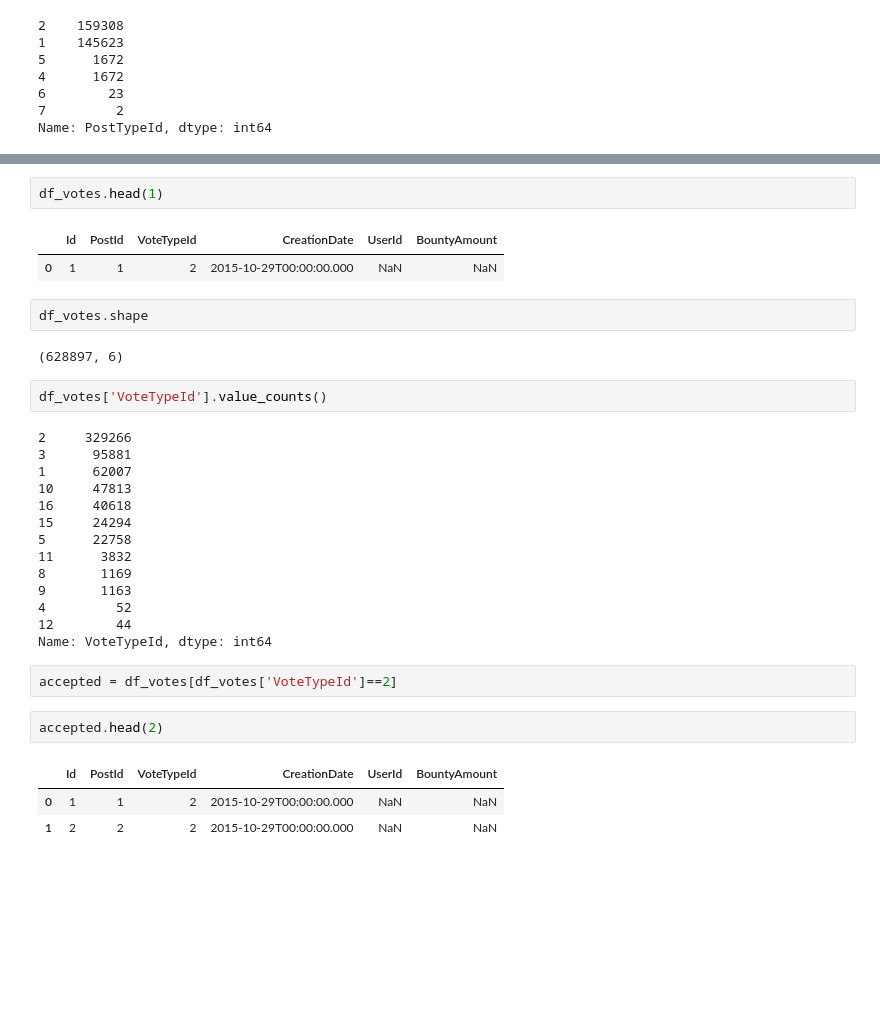
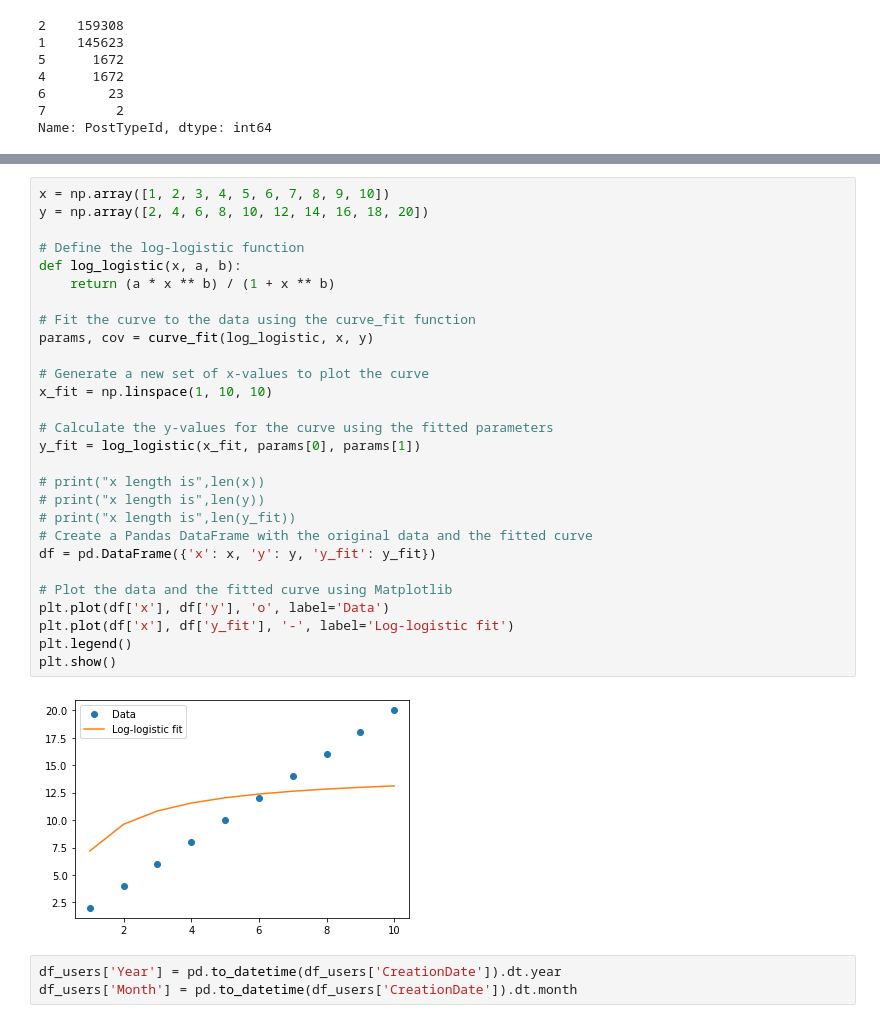
Before and after one commit to ngarg2lakehead/Reputation-System, a Jupyter notebook: Project.ipynb, the cells around one changed output, grey strips where cells are left out. Saved outputs shown, nothing was run; the diff lists cells and outputs as text; blank space fills up the shorter version.

Commit message:
Implemented Reputation analysis for 2015-2021 year

```diff
--- a/Project.ipynb
+++ b/Project.ipynb
@@ -62,33 +99,33 @@ df_votes = pd.read_xml("./updated_database/votes.xml")
-# %%
-df_votes.head(1)
-# %% [output]
-|  | Id | PostId | VoteTypeId | CreationDate | UserId | BountyAmount |
-| 0 | 1 | 1 | 2 | 2015-10-29T00:00:00.000 | NaN | NaN |
-# %%
-df_votes.shape
-# %% [output]
-(628897, 6)
-# %%
-df_votes['VoteTypeId'].value_counts()
-# %% [output]
-2     329266
-3      95881
-1      62007
-10     47813
-16     40618
-15     24294
-5      22758
-11      3832
-8       1169
-9       1163
-4         52
-12        44
-Name: VoteTypeId, dtype: int64
-# %%
-accepted = df_votes[df_votes['VoteTypeId']==2]
-# %%
-accepted.head(2)
-# %% [output]
-|  | Id | PostId | VoteTypeId | CreationDate | UserId | BountyAmount |
-| 0 | 1 | 1 | 2 | 2015-10-29T00:00:00.000 | NaN | NaN |
-| 1 | 2 | 2 | 2 | 2015-10-29T00:00:00.000 | NaN | NaN |
+# %%
+x = np.array([1, 2, 3, 4, 5, 6, 7, 8, 9, 10])
+y = np.array([2, 4, 6, 8, 10, 12, 14, 16, 18, 20])
+
+# Define the log-logistic function
+def log_logistic(x, a, b):
+    return (a * x ** b) / (1 + x ** b)
+
+# Fit the curve to the data using the curve_fit function
+params, cov = curve_fit(log_logistic, x, y)
+
+# Generate a new set of x-values to plot the curve
+x_fit = np.linspace(1, 10, 10)
+
+# Calculate the y-values for the curve using the fitted parameters
+y_fit = log_logistic(x_fit, params[0], params[1])
+
+# print("x length is",len(x))
+# print("x length is",len(y))
+# print("x length is",len(y_fit))
+# Create a Pandas DataFrame with the original data and the fitted curve
+df = pd.DataFrame({'x': x, 'y': y, 'y_fit': y_fit})
+
+# Plot the data and the fitted curve using Matplotlib
+plt.plot(df['x'], df['y'], 'o', label='Data')
+plt.plot(df['x'], df['y_fit'], '-', label='Log-logistic fit')
+plt.legend()
+plt.show()
+# %% [output]
+[figure, added]
+# %%
+df_users['Year'] = pd.to_datetime(df_users['CreationDate']).dt.year
+df_users['Month'] = pd.to_datetime(df_users['CreationDate']).dt.month
```
Also changed, not shown: parts of 33 cells of this notebook.
